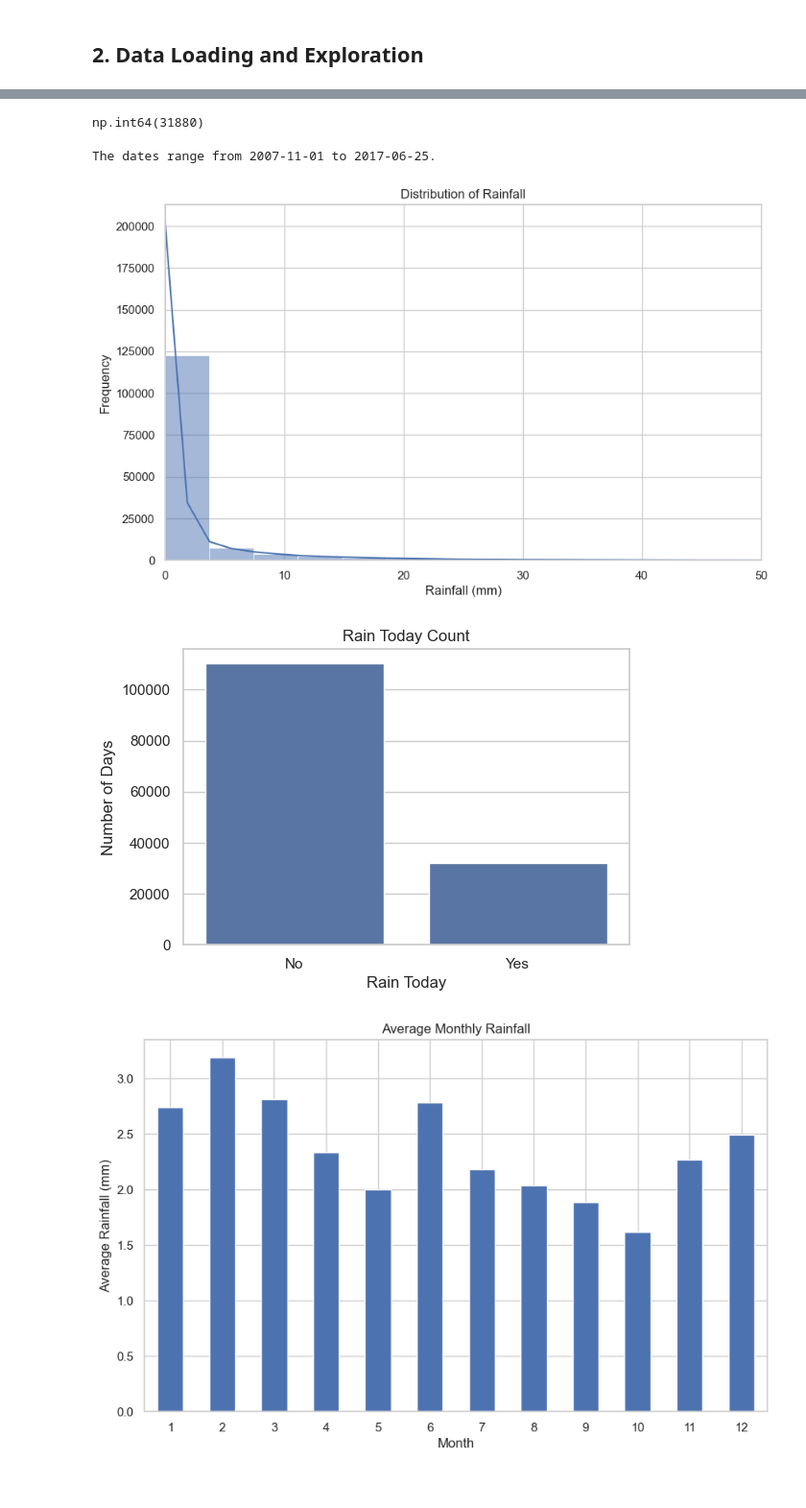
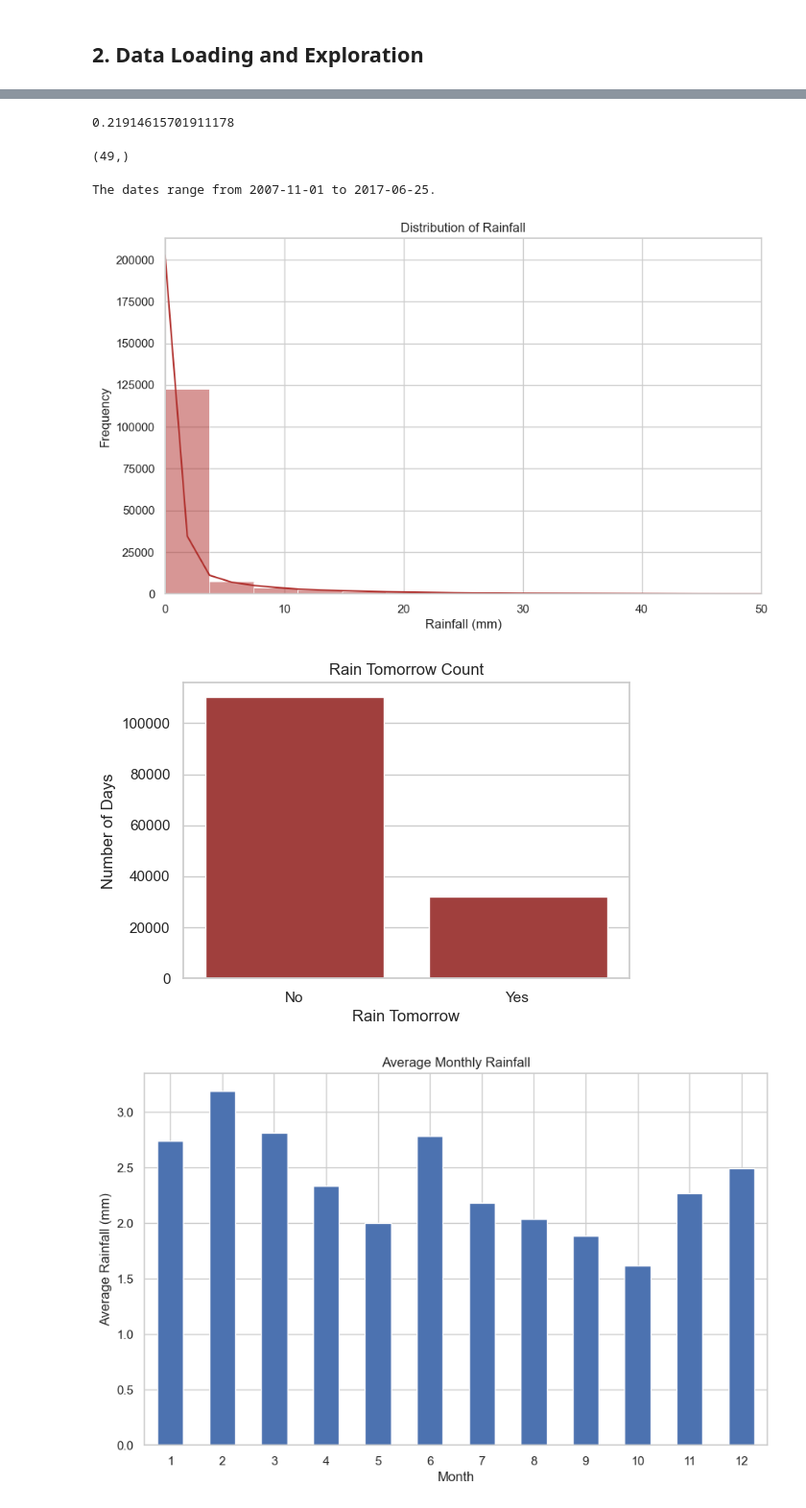
Before and after one commit to metropolisjenensis/Probabilistic-Machine-Learning_lecture-PROJECTS, a Jupyter notebook: projects/09-1AKXXXX_rain_tomorrow_prediction/notebooks/class_prediction.ipynb, the cells around one changed output, grey strips where cells are left out. Shown at 96% size. Saved outputs shown, nothing was run; the diff lists cells and outputs as text; code cells hidden in the pictures.

```diff
--- a/projects/09-1AKXXXX_rain_tomorrow_prediction/notebooks/class_prediction.ipynb
+++ b/projects/09-1AKXXXX_rain_tomorrow_prediction/notebooks/class_prediction.ipynb
@@ -39,10 +63,16 @@ dtypes: float64(16), object(7)
 memory usage: 25.5+ MB
 # %%
 # find out how many days it did rained
-rain_days_count = df['RainToday'].value_counts().get('Yes', 0)
+rain_days_count = df['RainTomorrow'].value_counts().get('Yes', 0)
 rain_days_count
+
+31877/df.shape[0]
 # %% [output]
-np.int64(31880)
+0.21914615701911178
+# %%
+df['Location'].value_counts().shape
+# %% [output]
+(49,)
 # %%
 start_date= df['Date'].min()
 end_date= df['Date'].max()
@@ -54,24 +84,24 @@ sns.set(style="whitegrid")
 
 # 1. Distribution of Rainfall
 plt.figure(figsize=(10, 6))
-sns.histplot(df['Rainfall'].dropna(), bins=100, kde=True)
+sns.histplot(df['Rainfall'].dropna(), bins=100, kde=True ,color='#B02F2C')
 plt.title("Distribution of Rainfall")
 plt.xlabel("Rainfall (mm)")
 plt.ylabel("Frequency")
 plt.xlim(0, 50)  # Focus on typical range
 plt.show()
 # %% [output]
-[figure, old version]
+[figure, new version]
 # %%
 # 2. Count of Rain days vs Non-Rain Days
 plt.figure(figsize=(6, 4))
-sns.countplot(x='RainToday', data=df)
-plt.title("Rain Today Count")
-plt.xlabel("Rain Today")
+sns.countplot(x='RainTomorrow', data=df ,color='#B02F2C')
+plt.title("Rain Tomorrow Count")
+plt.xlabel("Rain Tomorrow")
 plt.ylabel("Number of Days")
 plt.show()
 # %% [output]
-[figure, old version]
+[figure, new version]
 # %%
 #transform the date column to datetime
 df['Date'] = pd.to_datetime(df['Date'], format='%Y-%m-%d')
```
Also changed, not shown: parts of 12 cells of this notebook, 1 other file.
